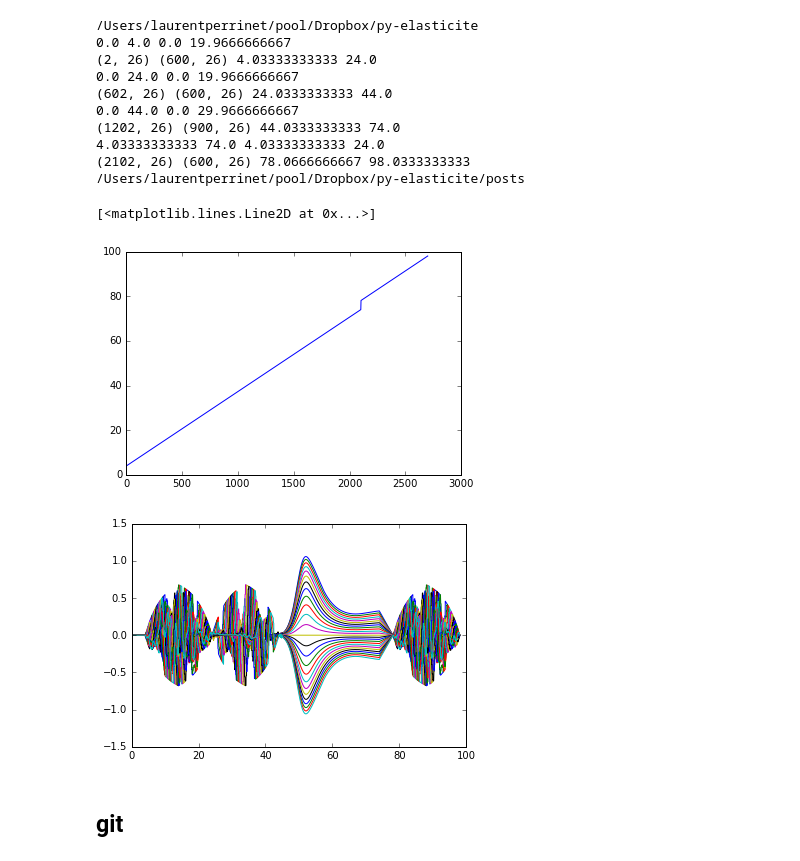
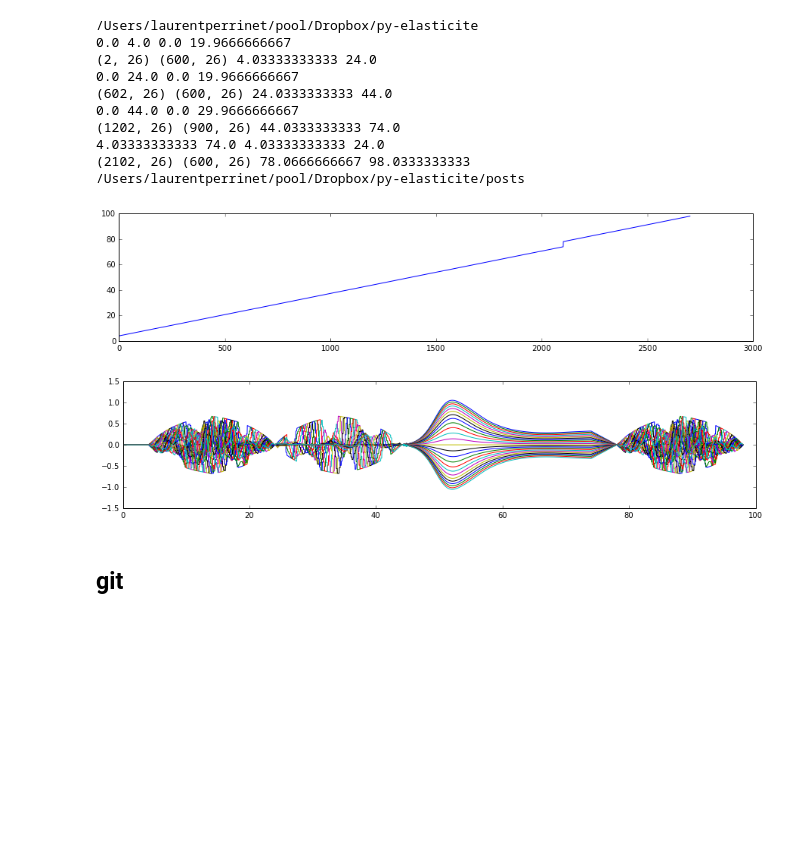
Before and after one commit to NaturalPatterns/2016_elasticite, a Jupyter notebook: posts/2015-11-26 élasticité - scénario montage.ipynb, the cells around one changed output. Drawn from its saved outputs; the diff is of its cells as text; code cells hidden in the pictures; blank space fills up the shorter version.

```diff
--- a/posts/2015-11-26 élasticité - scénario montage.ipynb
+++ b/posts/2015-11-26 élasticité - scénario montage.ipynb
@@ -87,15 +87,16 @@ Overwriting ../scenario_line_master.py
 # %%
 z = np.load('../mat/master.npy')
 %matplotlib inline
 import matplotlib.pyplot as plt
-plt.plot(z[:, 0])
+fig, ax = plt.subplots(figsize=(15, 3))
+_ = ax.plot(z[:, 0])
 # %% [output]
-[<matplotlib.lines.Line2D at 0x...>]
-[figure, old version]
+[figure, new version]
 # %%
-_ = plt.plot(z[:, 0], z[:, 1:])
+fig, ax = plt.subplots(figsize=(15, 3))
+_ = ax.plot(z[:, 0], z[:, 1:])
 # %% [output]
-[figure, old version]
+[figure, new version]
 # %% [markdown]
 ## git
 # %%
```
Also changed, not shown: 2 other files.
